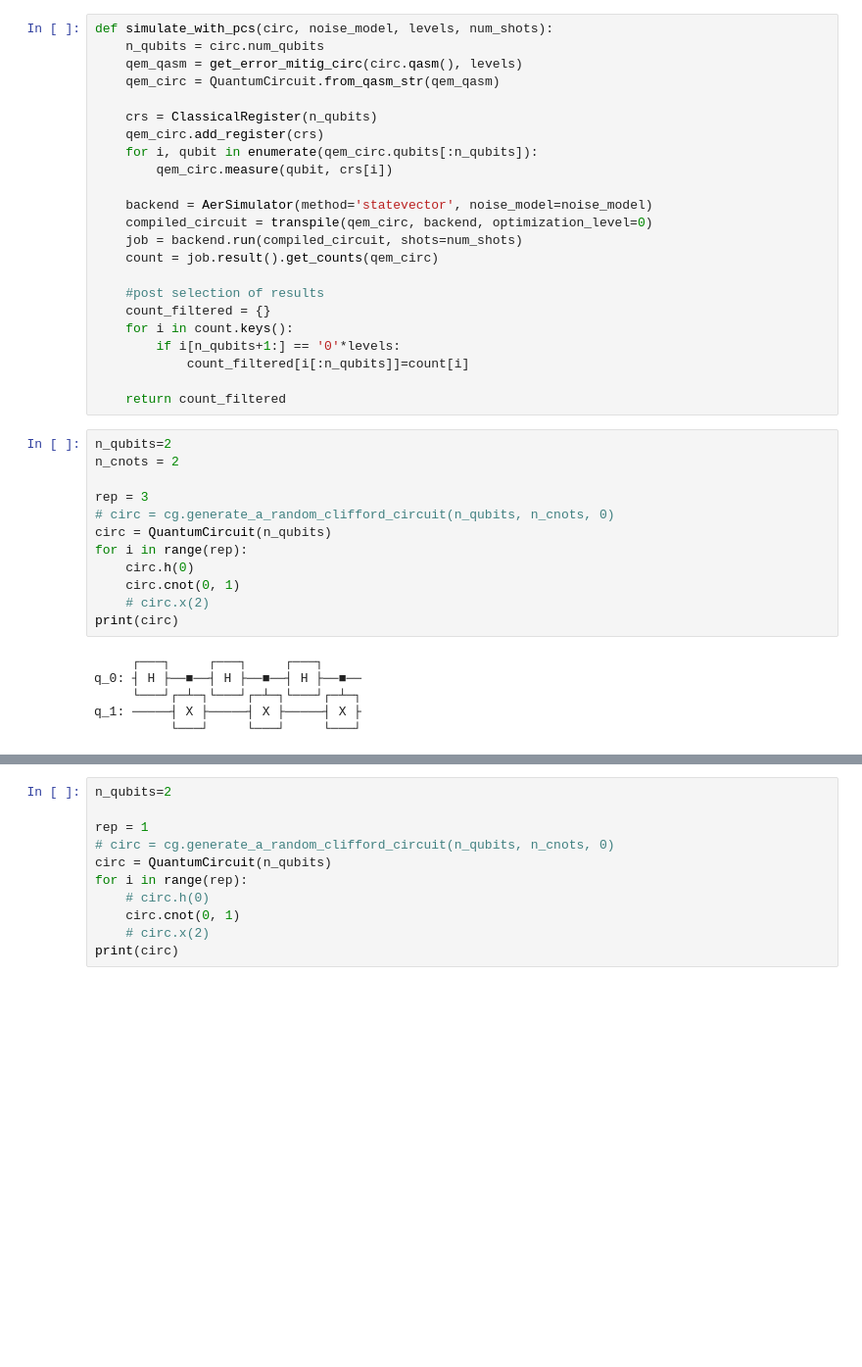
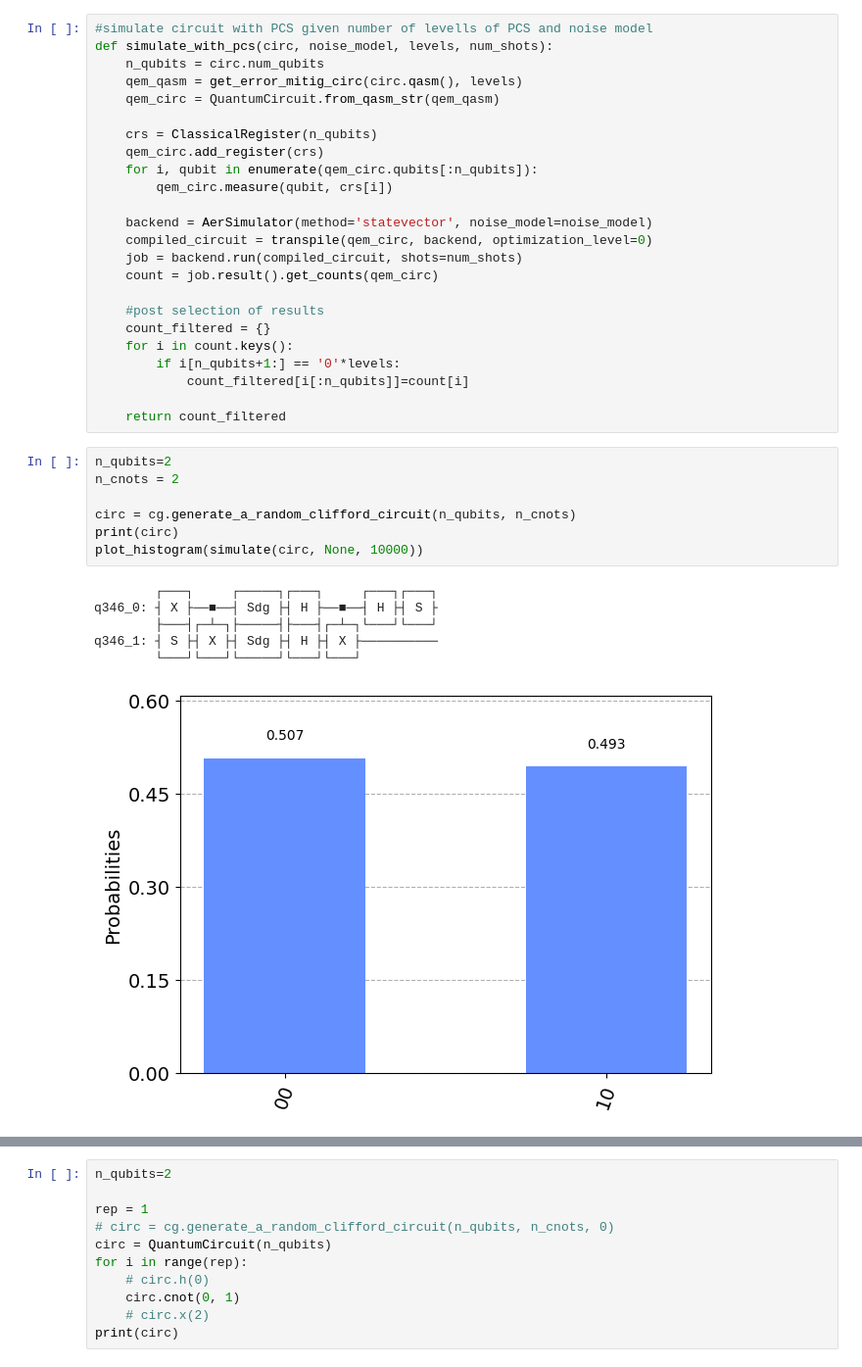
Before and after one commit to rajatchandavar/PCS_noise_mitigation_symmetry, a Jupyter notebook: test_random_cliff_circuit.ipynb, the cells around one changed output, grey strips where cells are left out. Shown at 98% size. Drawn from its saved outputs; the diff is of its cells as text; blank space fills up the shorter version.

```diff
--- a/test_random_cliff_circuit.ipynb
+++ b/test_random_cliff_circuit.ipynb
@@ -19,6 +22,7 @@ def simulate(circ, noise_model, num_shots):
     count = job.result().get_counts(circ_with_measurement)
     return count
 # %%
+#simulate circuit with PCS given number of levells of PCS and noise model
 def simulate_with_pcs(circ, noise_model, levels, num_shots):
     n_qubits = circ.num_qubits
     qem_qasm = get_error_mitig_circ(circ.qasm(), levels)
@@ -44,18 +48,14 @@ def simulate_with_pcs(circ, noise_model, levels, num_shots):
 # %%
 n_qubits=2
 n_cnots = 2
 
-rep = 3
-# circ = cg.generate_a_random_clifford_circuit(n_qubits, n_cnots, 0)
-circ = QuantumCircuit(n_qubits)
-for i in range(rep):
-    circ.h(0)
-    circ.cnot(0, 1)
-    # circ.x(2)
+circ = cg.generate_a_random_clifford_circuit(n_qubits, n_cnots)
 print(circ)
+plot_histogram(simulate(circ, None, 10000))
 # %% [output]
-     ┌───┐     ┌───┐     ┌───┐
-q_0: ┤ H ├──■──┤ H ├──■──┤ H ├──■──
-     └───┘┌─┴─┐└───┘┌─┴─┐└───┘┌─┴─┐
-q_1: ─────┤ X ├─────┤ X ├─────┤ X ├
-          └───┘     └───┘     └───┘
+        ┌───┐     ┌─────┐┌───┐     ┌───┐┌───┐
+q346_0: ┤ X ├──■──┤ Sdg ├┤ H ├──■──┤ H ├┤ S ├
+        ├───┤┌─┴─┐├─────┤├───┤┌─┴─┐└───┘└───┘
+q346_1: ┤ S ├┤ X ├┤ Sdg ├┤ H ├┤ X ├──────────
+        └───┘└───┘└─────┘└───┘└───┘
+[figure, added]
```
Also changed, not shown: parts of 12 cells of this notebook, 2 other files.
